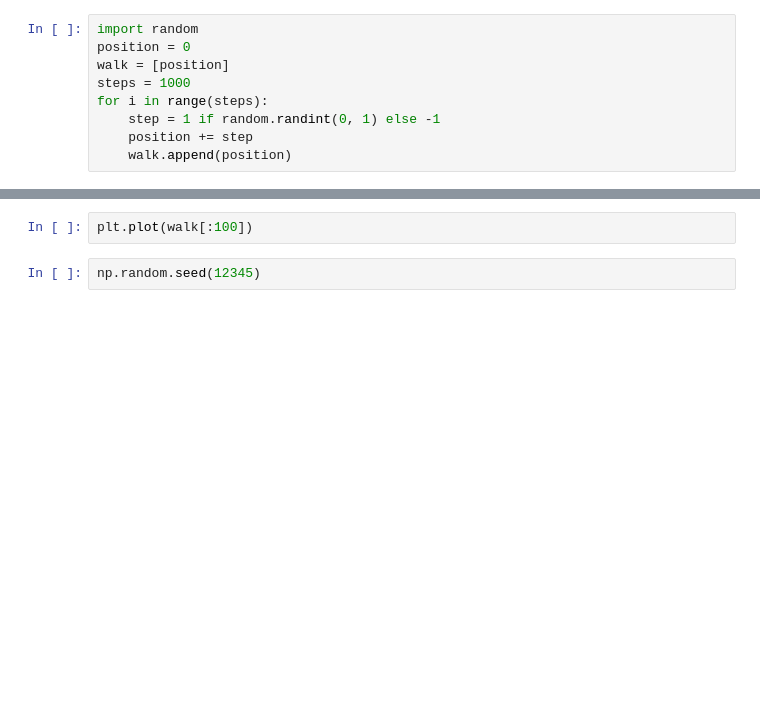
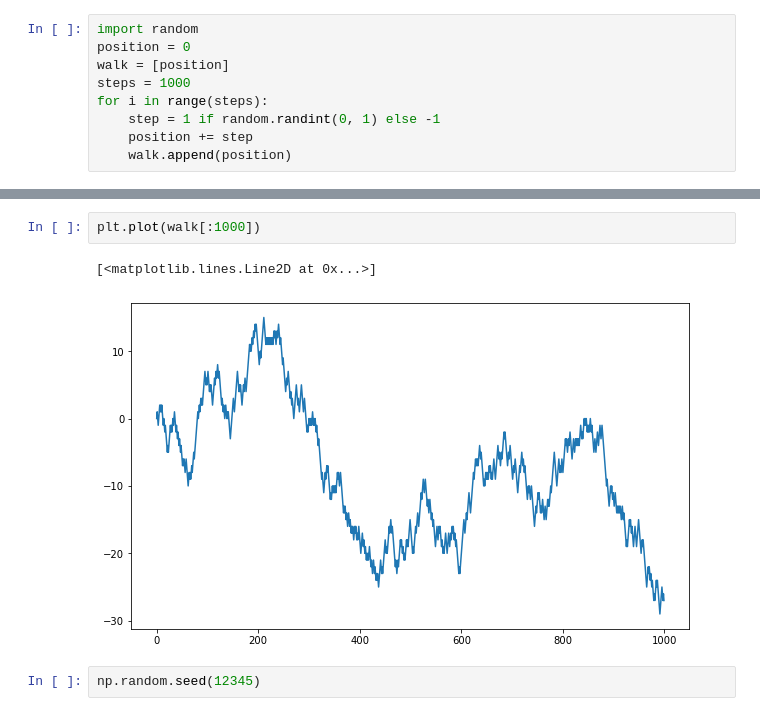
Before and after one commit to wesm/pydata-book, a Jupyter notebook: ch04.ipynb, the cells around one changed output, grey strips where cells are left out. Cells and saved outputs as stored; diff of their text form; blank space fills up the shorter version.

```diff
--- a/ch04.ipynb
+++ b/ch04.ipynb
@@ -400,5 +1046,8 @@ plt.figure()
 # %%
-plt.plot(walk[:100])
+plt.plot(walk[:1000])
+# %% [output]
+[<matplotlib.lines.Line2D at 0x...>]
+[figure, added]
 # %%
 np.random.seed(12345)
 # %%
```
Also changed, not shown: parts of 187 cells of this notebook, 10 other files.
